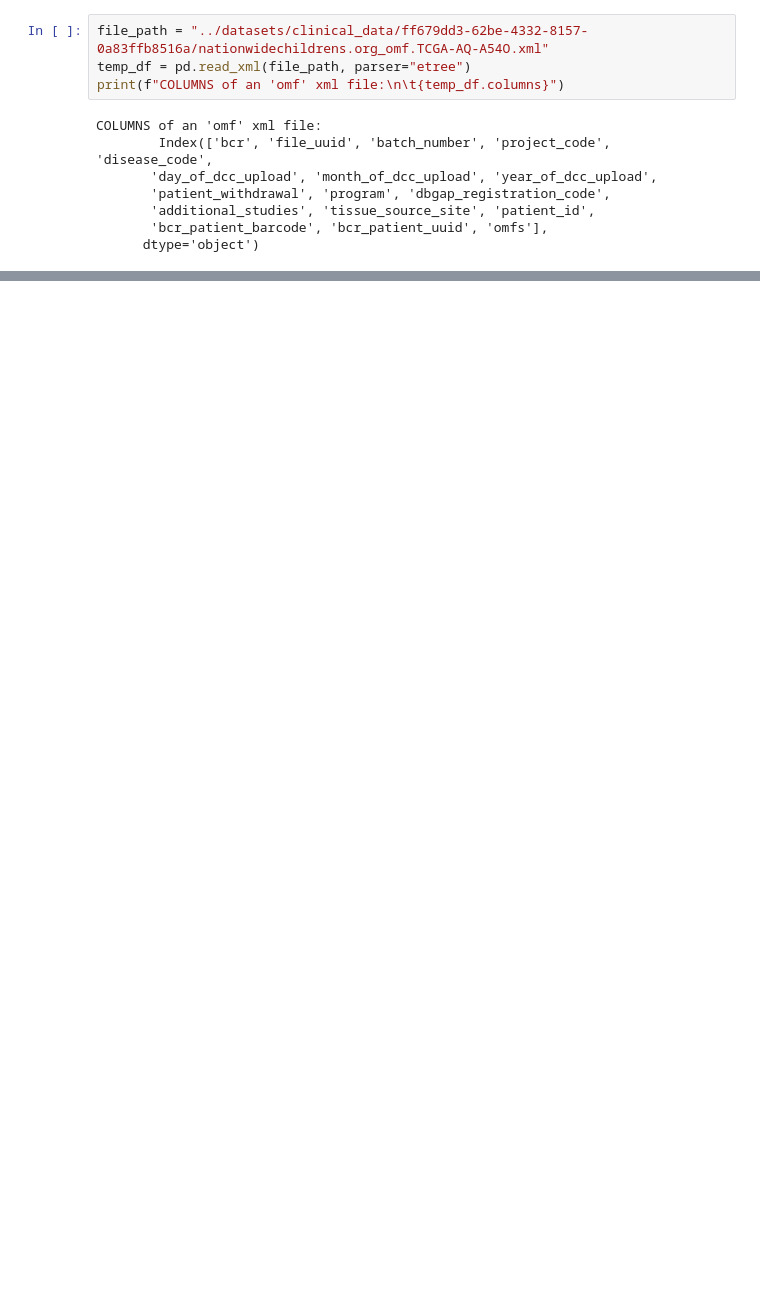
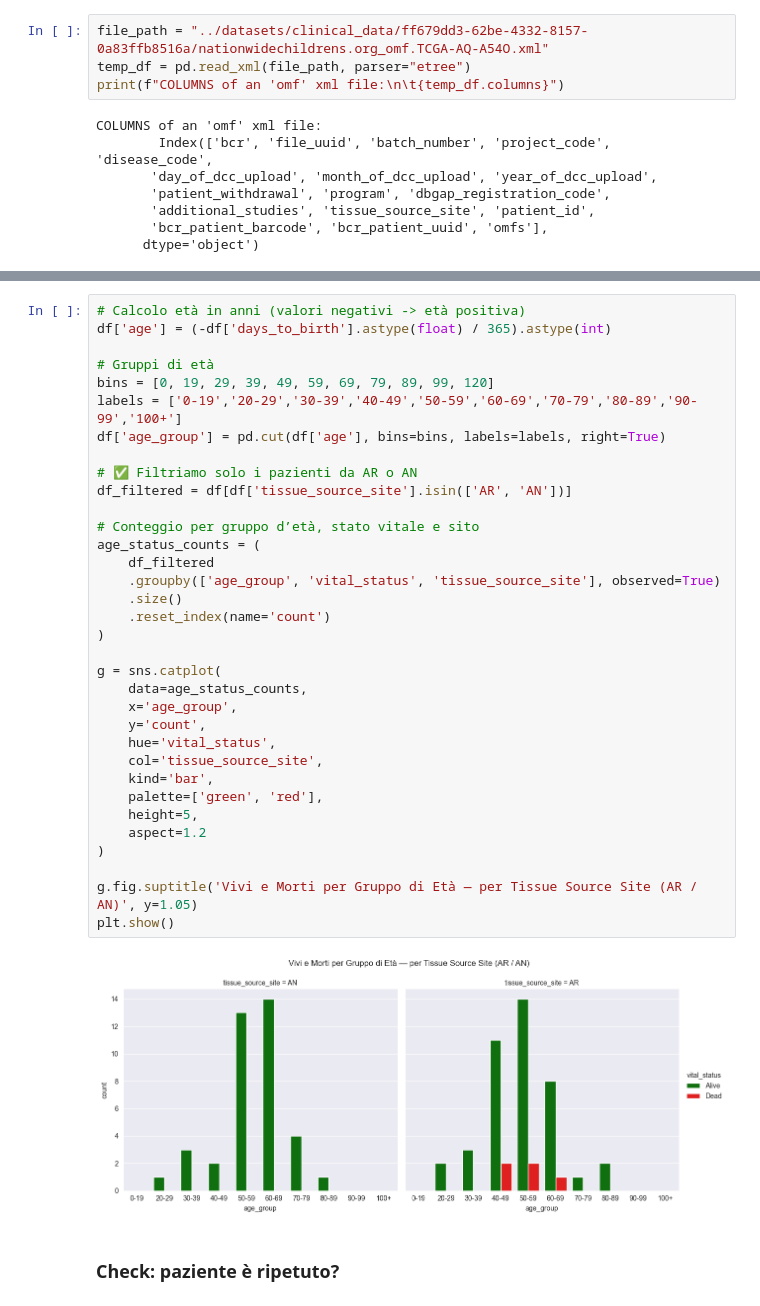
Before and after one commit to giorgiaBertacchini/miRNA_survival_analysis, a Jupyter notebook: notebooks/data_analysis.ipynb, the cells around one changed output, grey strips where cells are left out. Cells and saved outputs as stored; diff of their text form; blank space fills up the shorter version.

```diff
--- a/notebooks/data_analysis.ipynb
+++ b/notebooks/data_analysis.ipynb
@@ -651,0 +523,38 @@ final_merged_df_to_save.shape
+# %%
+# Calcolo età in anni (valori negativi -> età positiva)
+df['age'] = (-df['days_to_birth'].astype(float) / 365).astype(int)
+
+# Gruppi di età
+bins = [0, 19, 29, 39, 49, 59, 69, 79, 89, 99, 120]
+labels = ['0-19','20-29','30-39','40-49','50-59','60-69','70-79','80-89','90-99','100+']
+df['age_group'] = pd.cut(df['age'], bins=bins, labels=labels, right=True)
+
+# ✅ Filtriamo solo i pazienti da AR o AN
+df_filtered = df[df['tissue_source_site'].isin(['AR', 'AN'])]
+
+# Conteggio per gruppo d’età, stato vitale e sito
+age_status_counts = (
+    df_filtered
+    .groupby(['age_group', 'vital_status', 'tissue_source_site'], observed=True)
+    .size()
+    .reset_index(name='count')
+)
+
+g = sns.catplot(
+    data=age_status_counts,
+    x='age_group',
+    y='count',
+    hue='vital_status',
+    col='tissue_source_site',
+    kind='bar',
+    palette=['green', 'red'],
+    height=5,
+    aspect=1.2
+)
+
+g.fig.suptitle('Vivi e Morti per Gruppo di Età — per Tissue Source Site (AR / AN)', y=1.05)
+plt.show()
+# %% [output]
+[figure, added]
+# %% [markdown]
+### Check: paziente è ripetuto?
```
Also changed, not shown: parts of 82 cells of this notebook, 2 other files.
